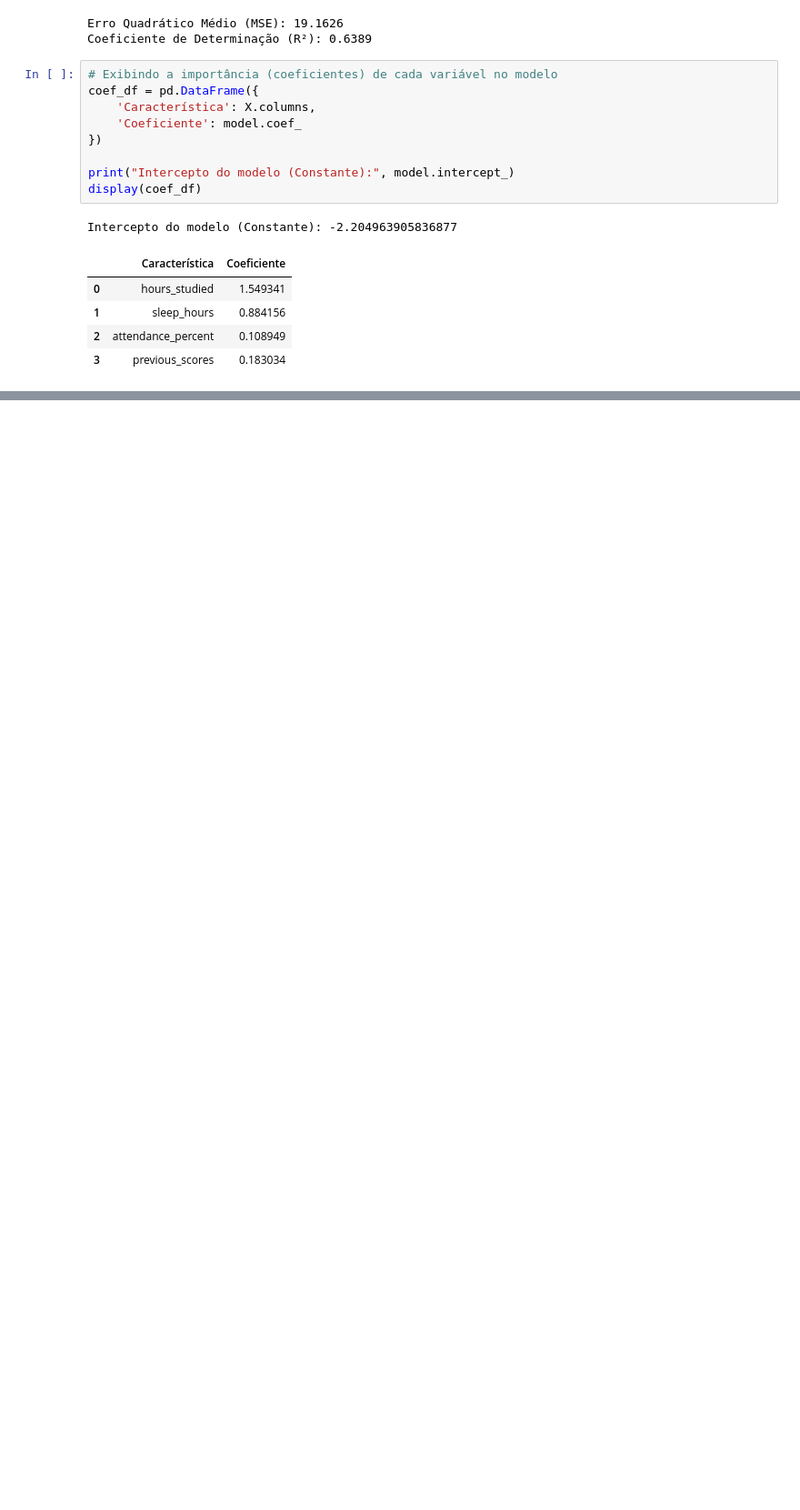
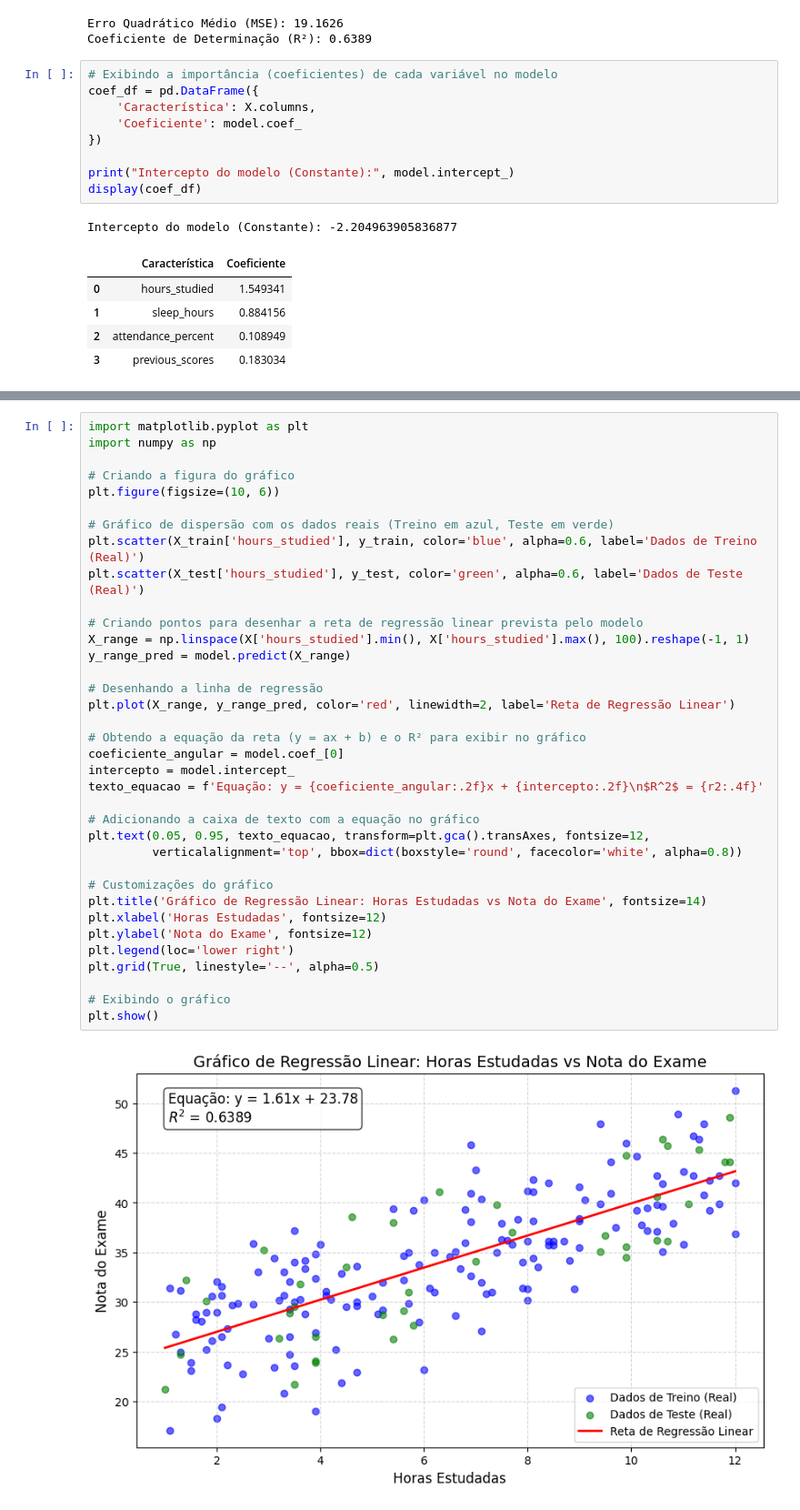
Before and after one commit to anacarolineferreira07/Inform-tica-Aplicada-a-Log-stica-, a Jupyter notebook: RegressãoLineardehoradeestudo.ipynb, the cells around one changed output, grey strips where cells are left out. Shown at 91% size. Saved outputs shown, nothing was run; the diff lists cells and outputs as text; blank space fills up the shorter version.

```diff
--- a/RegressãoLineardehoradeestudo.ipynb
+++ b/RegressãoLineardehoradeestudo.ipynb
@@ -94,0 +136,38 @@ plt.show()
+# %%
+import matplotlib.pyplot as plt
+import numpy as np
+
+# Criando a figura do gráfico
+plt.figure(figsize=(10, 6))
+
+# Gráfico de dispersão com os dados reais (Treino em azul, Teste em verde)
+plt.scatter(X_train['hours_studied'], y_train, color='blue', alpha=0.6, label='Dados de Treino (Real)')
+plt.scatter(X_test['hours_studied'], y_test, color='green', alpha=0.6, label='Dados de Teste (Real)')
+
+# Criando pontos para desenhar a reta de regressão linear prevista pelo modelo
+X_range = np.linspace(X['hours_studied'].min(), X['hours_studied'].max(), 100).reshape(-1, 1)
+y_range_pred = model.predict(X_range)
+
+# Desenhando a linha de regressão
+plt.plot(X_range, y_range_pred, color='red', linewidth=2, label='Reta de Regressão Linear')
+
+# Obtendo a equação da reta (y = ax + b) e o R² para exibir no gráfico
+coeficiente_angular = model.coef_[0]
+intercepto = model.intercept_
+texto_equacao = f'Equação: y = {coeficiente_angular:.2f}x + {intercepto:.2f}\n$R^2$ = {r2:.4f}'
+
+# Adicionando a caixa de texto com a equação no gráfico
+plt.text(0.05, 0.95, texto_equacao, transform=plt.gca().transAxes, fontsize=12,
+         verticalalignment='top', bbox=dict(boxstyle='round', facecolor='white', alpha=0.8))
+
+# Customizações do gráfico
+plt.title('Gráfico de Regressão Linear: Horas Estudadas vs Nota do Exame', fontsize=14)
+plt.xlabel('Horas Estudadas', fontsize=12)
+plt.ylabel('Nota do Exame', fontsize=12)
+plt.legend(loc='lower right')
+plt.grid(True, linestyle='--', alpha=0.5)
+
+# Exibindo o gráfico
+plt.show()
+# %% [output]
+[figure, added]
```
Also changed, not shown: parts of 2 cells of this notebook.
